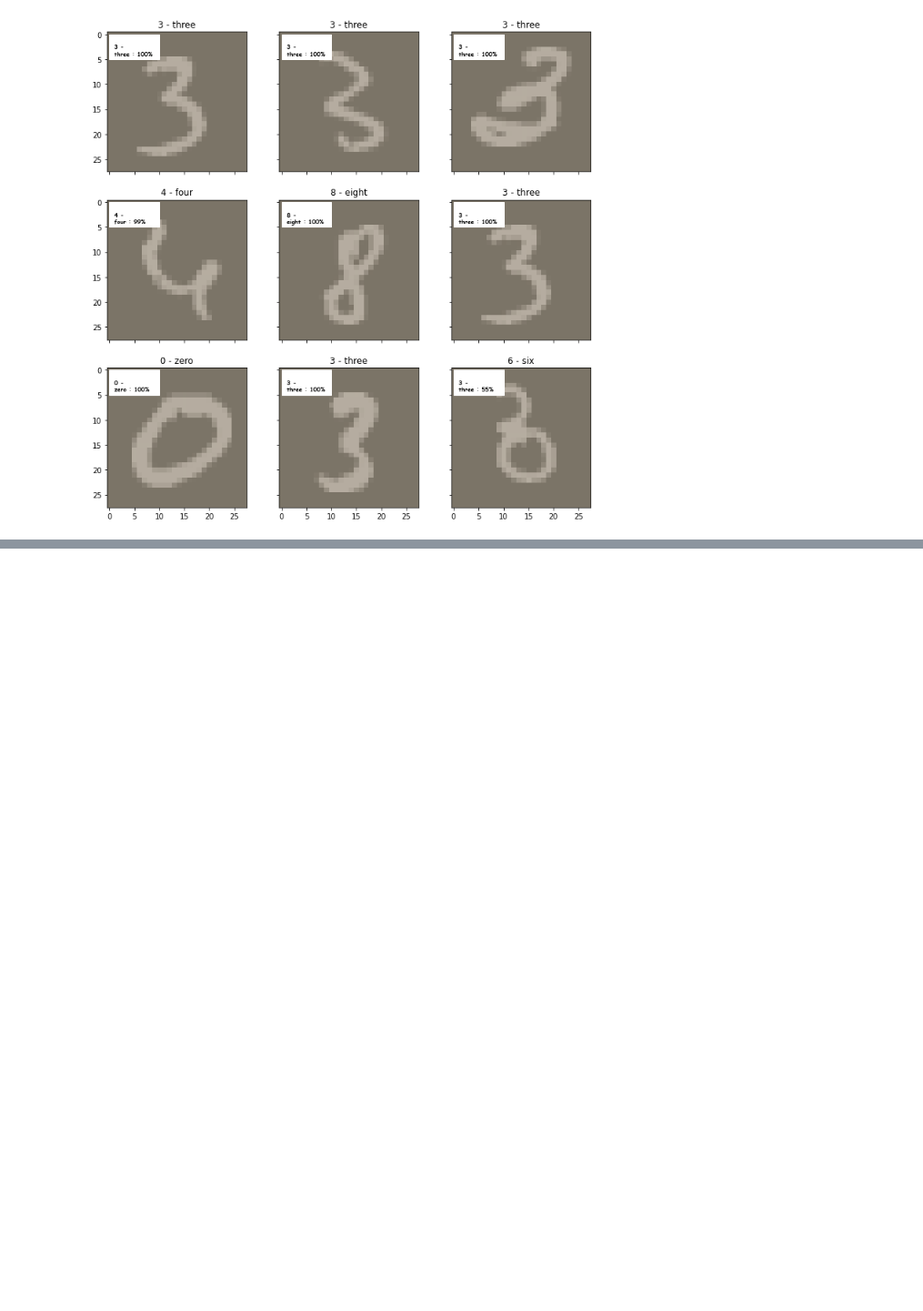
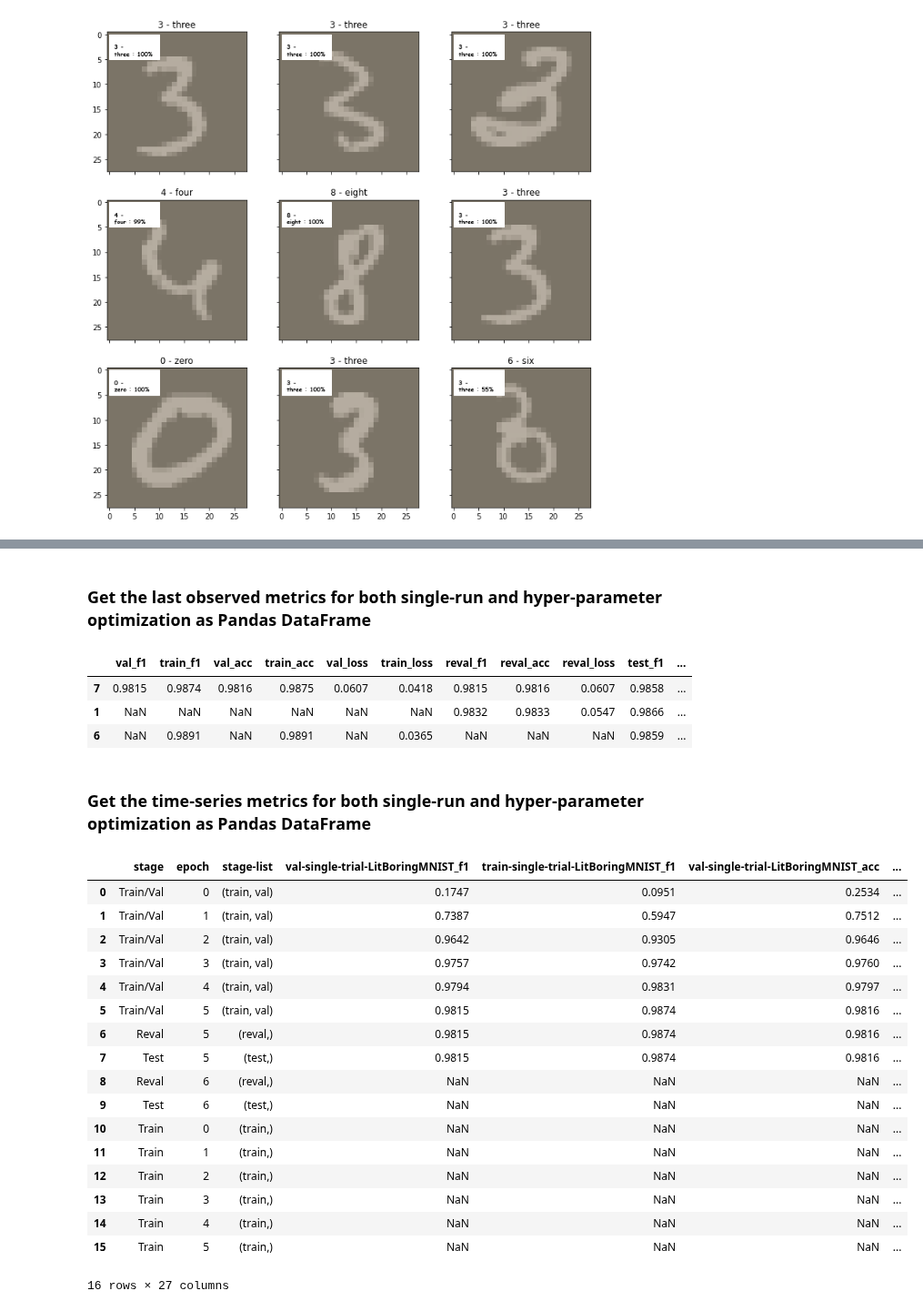
Before and after one commit to pgagarinov/pytorch-hyperlight, a Jupyter notebook: products/examples/boring_mnist.ipynb, the cells around one changed output, grey strips where cells are left out. Shown at 91% size. Drawn from its saved outputs; the diff is of its cells as text; code cells hidden in the pictures; blank space fills up the shorter version.

```diff
--- a/products/examples/boring_mnist.ipynb
+++ b/products/examples/boring_mnist.ipynb
@@ -517,0 +634,32 @@ show_some_predictions(loaders_dict, full_train_result["lmodule_best"])
+# %% [markdown]
+### Get the last observed metrics for both single-run and hyper-parameter optimization as Pandas DataFrame
+# %%
+runner.get_metrics()['run_x_last_metric_df']
+# %% [output]
+|  | val_f1 | train_f1 | val_acc | train_acc | val_loss | train_loss | reval_f1 | reval_acc | reval_loss | test_f1 | ... |
+| 7 | 0.9815 | 0.9874 | 0.9816 | 0.9875 | 0.0607 | 0.0418 | 0.9815 | 0.9816 | 0.0607 | 0.9858 | ... |
+| 1 | NaN | NaN | NaN | NaN | NaN | NaN | 0.9832 | 0.9833 | 0.0547 | 0.9866 | ... |
+| 6 | NaN | 0.9891 | NaN | 0.9891 | NaN | 0.0365 | NaN | NaN | NaN | 0.9859 | ... |
+# %% [markdown]
+### Get the time-series metrics for both single-run and hyper-parameter optimization as Pandas DataFrame
+# %%
+runner.get_metrics()['epoch_x_stage_run_metric'].df
+# %% [output]
+|  | stage | epoch | stage-list | val-single-trial-LitBoringMNIST_f1 | train-single-trial-LitBoringMNIST_f1 | val-single-trial-LitBoringMNIST_acc | ... |
+| 0 | Train/Val | 0 | (train, val) | 0.1747 | 0.0951 | 0.2534 | ... |
+| 1 | Train/Val | 1 | (train, val) | 0.7387 | 0.5947 | 0.7512 | ... |
+| 2 | Train/Val | 2 | (train, val) | 0.9642 | 0.9305 | 0.9646 | ... |
+| 3 | Train/Val | 3 | (train, val) | 0.9757 | 0.9742 | 0.9760 | ... |
+| 4 | Train/Val | 4 | (train, val) | 0.9794 | 0.9831 | 0.9797 | ... |
+| 5 | Train/Val | 5 | (train, val) | 0.9815 | 0.9874 | 0.9816 | ... |
+| 6 | Reval | 5 | (reval,) | 0.9815 | 0.9874 | 0.9816 | ... |
+| 7 | Test | 5 | (test,) | 0.9815 | 0.9874 | 0.9816 | ... |
+| 8 | Reval | 6 | (reval,) | NaN | NaN | NaN | ... |
+| 9 | Test | 6 | (test,) | NaN | NaN | NaN | ... |
+| 10 | Train | 0 | (train,) | NaN | NaN | NaN | ... |
+| 11 | Train | 1 | (train,) | NaN | NaN | NaN | ... |
+| 12 | Train | 2 | (train,) | NaN | NaN | NaN | ... |
+| 13 | Train | 3 | (train,) | NaN | NaN | NaN | ... |
+| 14 | Train | 4 | (train,) | NaN | NaN | NaN | ... |
+| 15 | Train | 5 | (train,) | NaN | NaN | NaN | ... |
+16 rows × 27 columns
```
Also changed, not shown: parts of 19 cells of this notebook, 28 other files.
